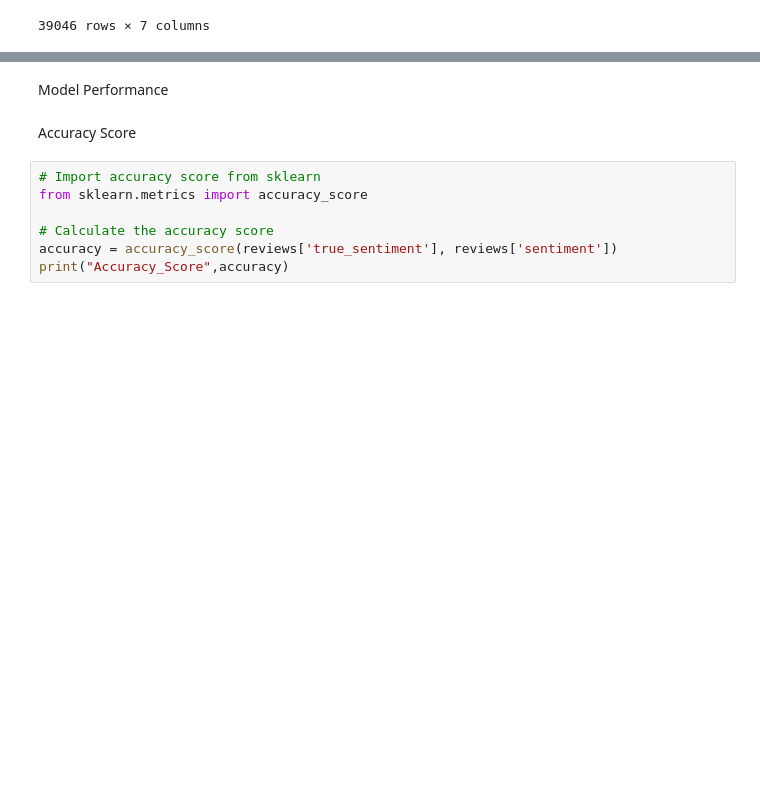
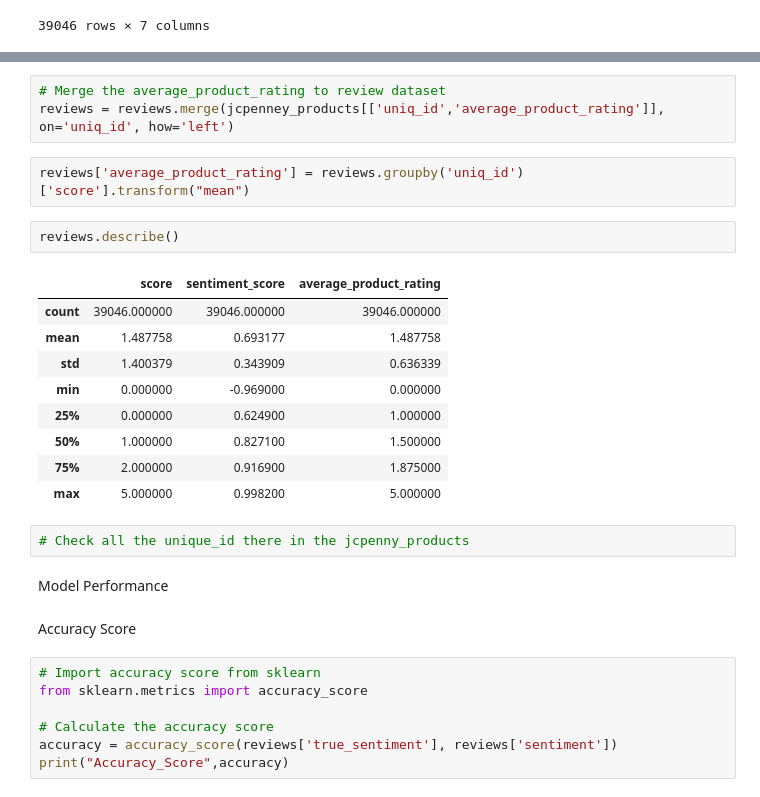
Before and after one commit to Malki9/3601763_BD2, a Jupyter notebook: 3601763_BD2.ipynb, the cells around one changed output, grey strips where cells are left out. Cells and saved outputs as stored; diff of their text form; blank space fills up the shorter version.

```diff
--- a/3601763_BD2.ipynb
+++ b/3601763_BD2.ipynb
@@ -671,3 +729,22 @@ reviews
+# %%
+# Merge the average_product_rating to review dataset
+reviews = reviews.merge(jcpenney_products[['uniq_id','average_product_rating']], on='uniq_id', how='left')
+# %%
+reviews['average_product_rating'] = reviews.groupby('uniq_id')['score'].transform("mean")
+# %%
+reviews.describe()
+# %% [output]
+|  | score | sentiment_score | average_product_rating |
+| count | 39046.000000 | 39046.000000 | 39046.000000 |
+| mean | 1.487758 | 0.693177 | 1.487758 |
+| std | 1.400379 | 0.343909 | 0.636339 |
+| min | 0.000000 | -0.969000 | 0.000000 |
+| 25% | 0.000000 | 0.624900 | 1.000000 |
+| 50% | 1.000000 | 0.827100 | 1.500000 |
+| 75% | 2.000000 | 0.916900 | 1.875000 |
+| max | 5.000000 | 0.998200 | 5.000000 |
+# %%
+# Check all the unique_id there in the jcpenny_products
 # %% [markdown]
 Model Performance
 # %% [markdown]
```
Also changed, not shown: parts of 11 cells of this notebook.
